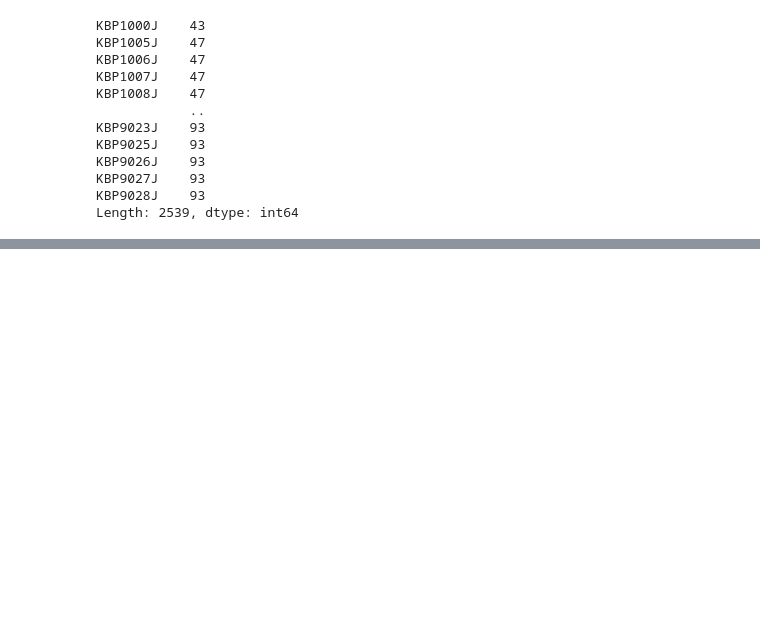
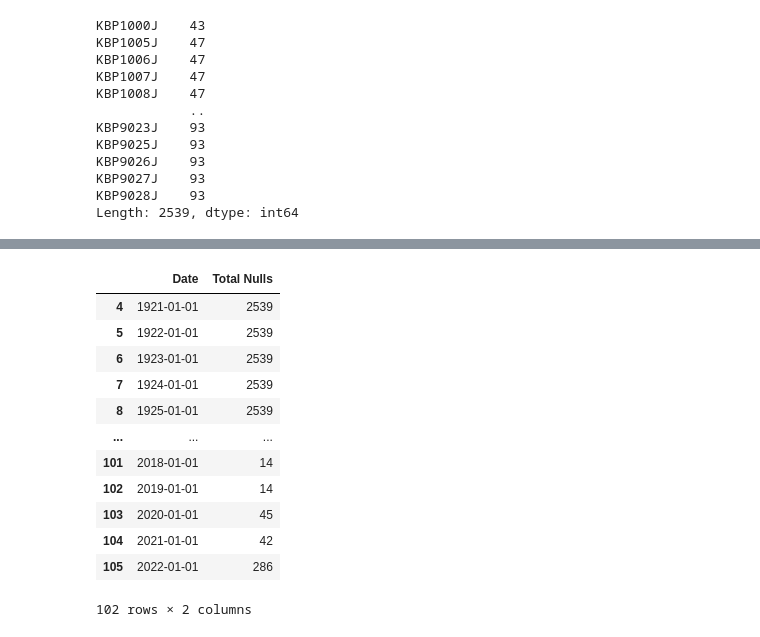
Before and after one commit to WillyCodes-init/Data-Analytics-Projects, a Jupyter notebook: South African Reserve Bank Dataset/Data_Wrangling.ipynb, the cells around one changed output, grey strips where cells are left out. Saved outputs shown, nothing was run; the diff lists cells and outputs as text; code cells hidden in the pictures; blank space fills up the shorter version.

```diff
--- a/South African Reserve Bank Dataset/Data_Wrangling.ipynb
+++ b/South African Reserve Bank Dataset/Data_Wrangling.ipynb
@@ -167,0 +180,10 @@ Name: Date, Length: 106, dtype: object
+# %%
+rows_with_nulls = sarb_annual[sarb_annual.isna().any(axis=1)]
+
+
+years_with_nulls = pd.DataFrame({
+    'Date': rows_with_nulls['Date'],
+    'Total Nulls': rows_with_nulls.isna().sum(axis=1)
+})
+
+print(years_with_nulls)
@@ -167,0 +205,16 @@ Name: Date, Length: 106, dtype: object
+# %%
+years_with_nulls[years_with_nulls['Date']> "1920-01-01" ]
+# %% [output]
+|  | Date | Total Nulls |
+| 4 | 1921-01-01 | 2539 |
+| 5 | 1922-01-01 | 2539 |
+| 6 | 1923-01-01 | 2539 |
+| 7 | 1924-01-01 | 2539 |
+| 8 | 1925-01-01 | 2539 |
+| ... | ... | ... |
+| 101 | 2018-01-01 | 14 |
+| 102 | 2019-01-01 | 14 |
+| 103 | 2020-01-01 | 45 |
+| 104 | 2021-01-01 | 42 |
+| 105 | 2022-01-01 | 286 |
+102 rows × 2 columns
```
Also changed, not shown: parts of 18 cells of this notebook.
